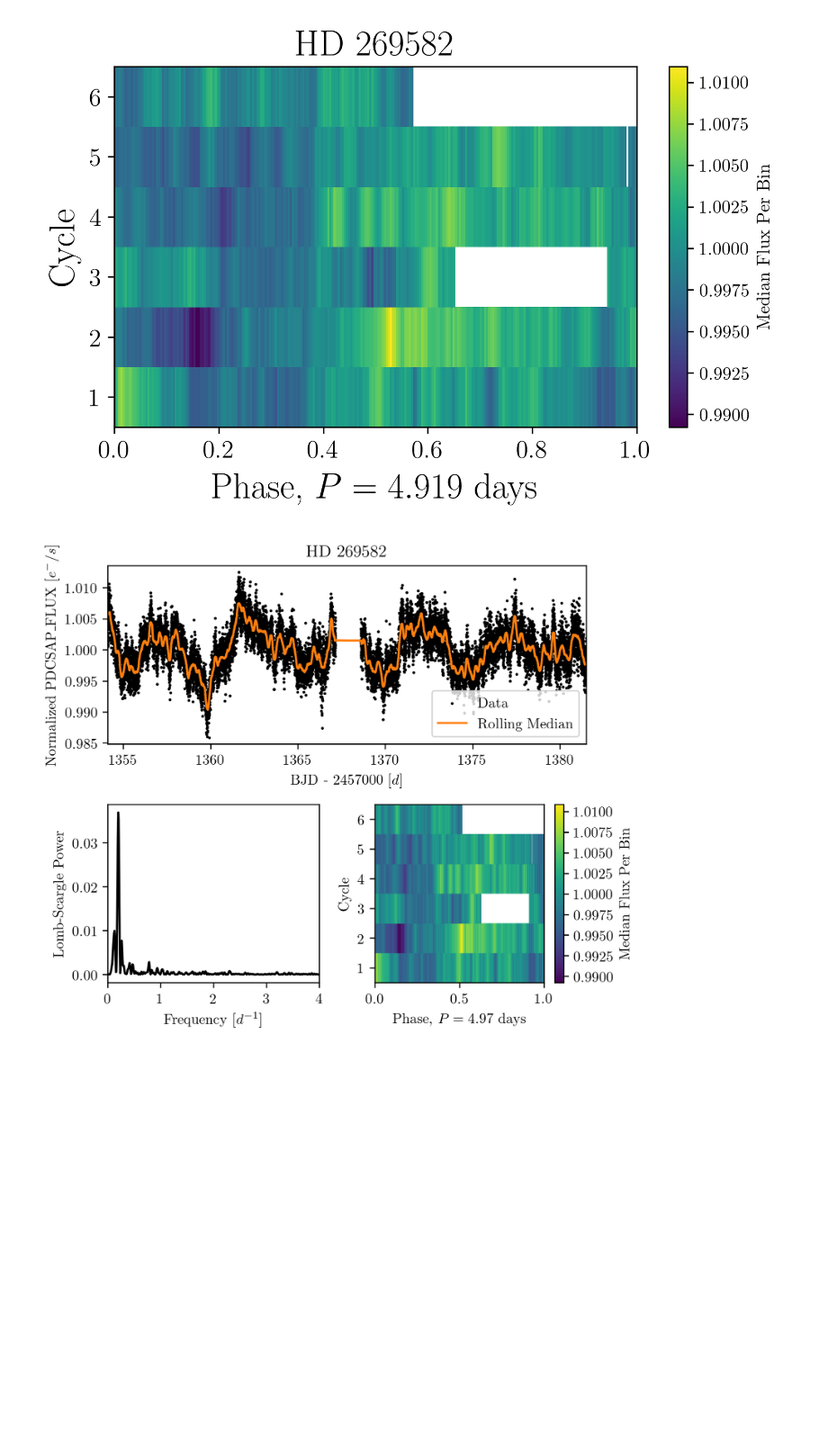
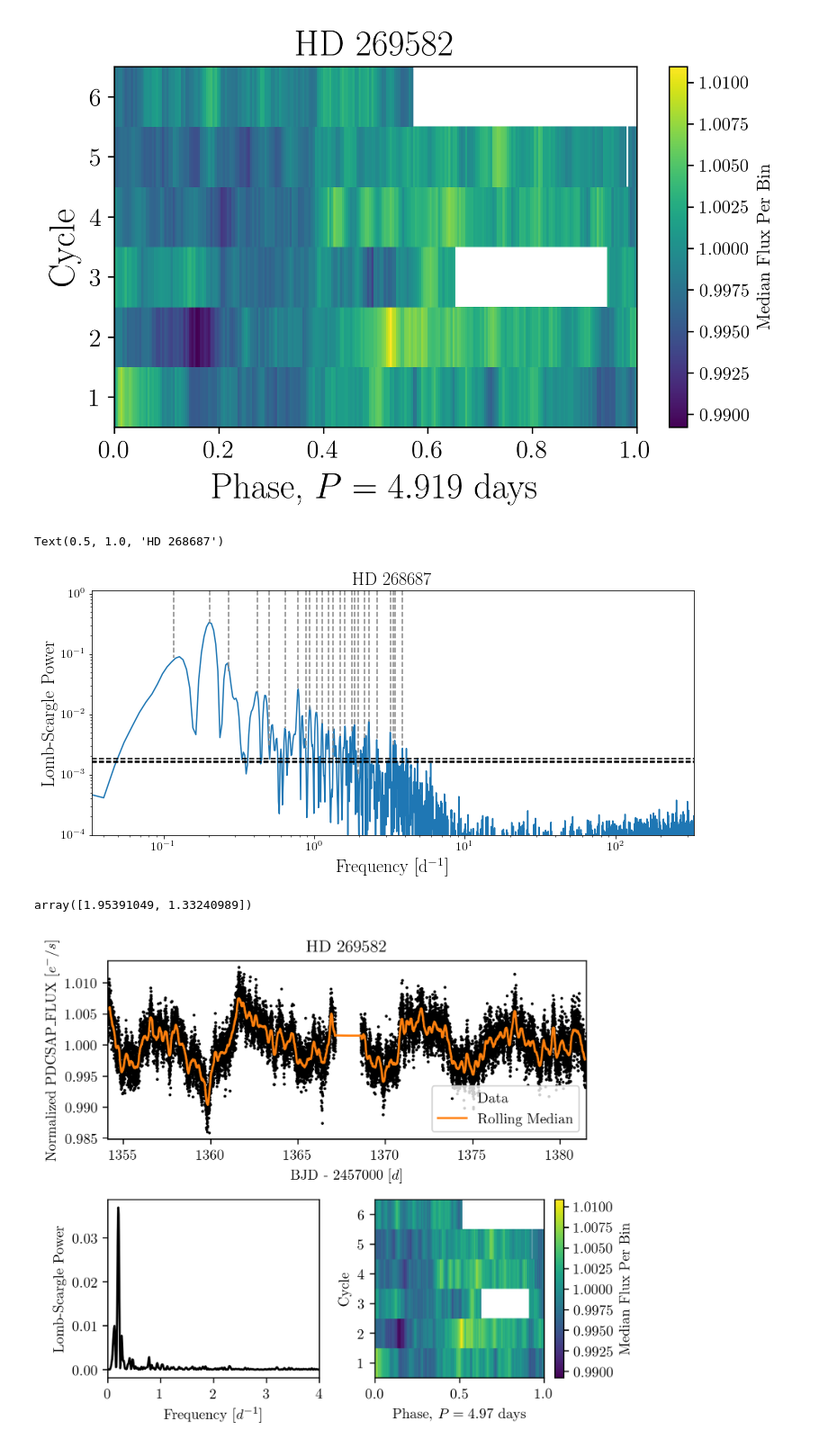
Before and after one commit to tzdwi/TESS, a Jupyter notebook: code/HD269582_LBV.ipynb, the cells around one changed output. Shown: that part at 90% size. Drawn from its saved outputs; the diff is of its cells as text; code cells hidden in the pictures; blank space fills up the shorter version.

```diff
--- a/code/HD269582_LBV.ipynb
+++ b/code/HD269582_LBV.ipynb
@@ -108,6 +108,48 @@ plt.tight_layout()
 plt.savefig('../plots/HD269582_dynamic.pdf')
 # %% [output]
 [figure]
+# %%
+fig = plt.figure(figsize=(12,5))
+lc, lc_smooth = lc_extract(get_lc_from_id(tid), smooth=128)
+time, flux, err = lc['Time'], lc['Flux'], lc['Err']
+ls = LombScargle(time, flux)
+freq, power = ls.autopower()
+plt.loglog(freq, power)
+
+ax = plt.gca()
+
+ax.set(xlabel='Frequency [d$^{-1}$]',ylabel='Lomb-Scargle Power', xlim=(1/30,pseudo_NF))
+
+ylim = ax.get_ylim()
+
+plt.plot([good_fs[0,0],good_fs[0,0]],[ylim[1],power[np.argmin(np.abs(freq-good_fs[0,0]))]],c='#888888',ls='--',label='Prewhitening Frequencies')
+for f in good_fs[1:,0]:
+    plt.plot([f,f],[ylim[1],power[np.argmin(np.abs(freq-f))]],c='#888888',ls='--')
+
+ax.set(ylim=(1e-4,ylim[1]))
+
+probabilities = [0.1, 0.05, 0.01]
+fal = ls.false_alarm_level(probabilities)
+for f in fal:
+    plt.axhline(y=f,c='k',ls='--')
+
+#plt.legend(loc=1, framealpha=0.9, prop={'size': 14})
+
+ax.xaxis.label.set_size(20)
+ax.yaxis.label.set_size(20)
+for tick in ax.xaxis.get_major_ticks():
+    tick.label.set_fontsize(14)
+for tick in ax.yaxis.get_major_ticks():
+    tick.label.set_fontsize(14)
+
+ax.set_title('HD 268687',fontsize=20)
+# %% [output]
+Text(0.5, 1.0, 'HD 268687')
+[figure, added]
+# %%
+good_fs[:,0][~np.array([power[np.argmin(np.abs(freq-f))] for f in good_fs[:,0]] >= fal[-1])]
+# %% [output]
+array([1.95391049, 1.33240989])
 # %%
 #Let's make a figure for the Cycle 2 proposal:
 #Lightcurve
```
Also changed, not shown: 23 other files.
